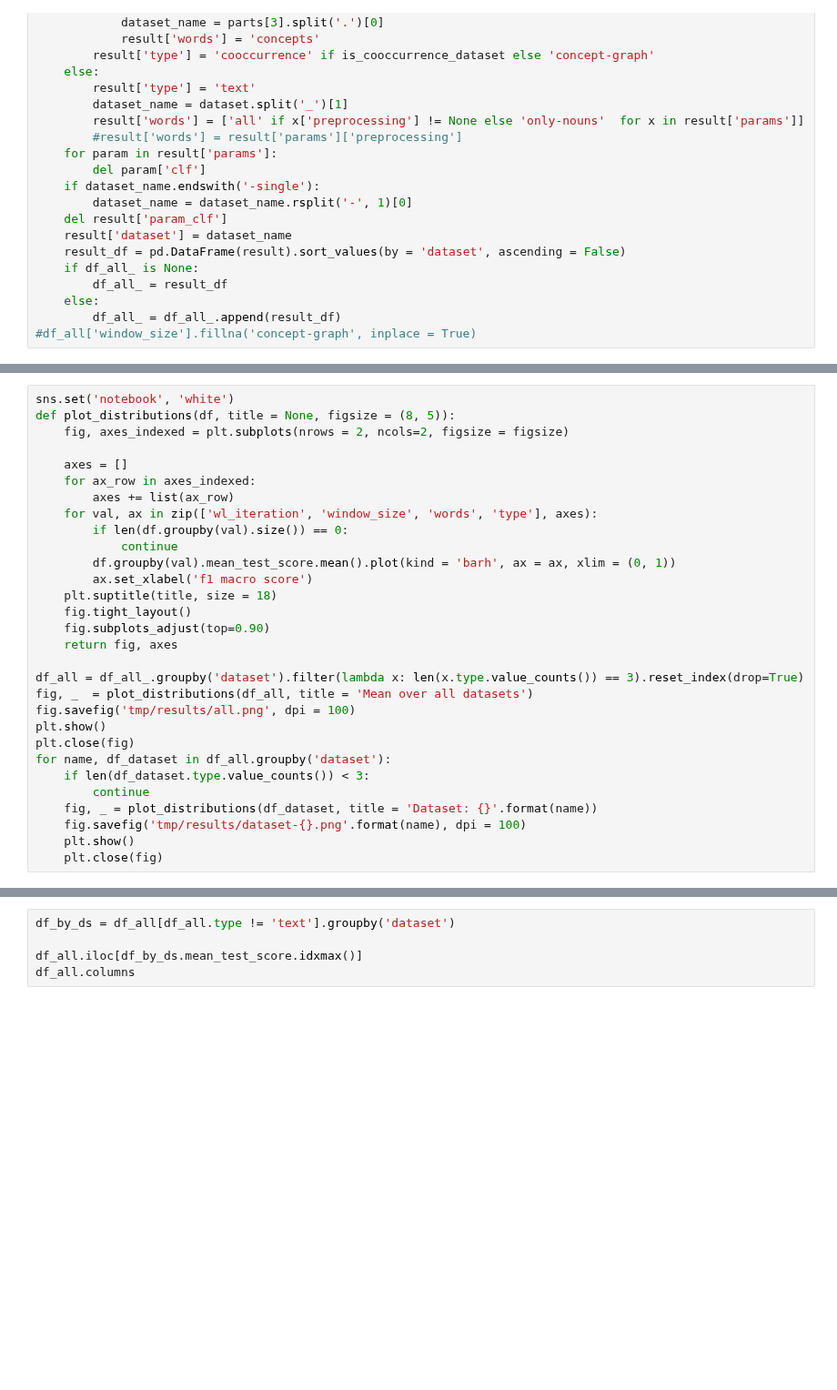
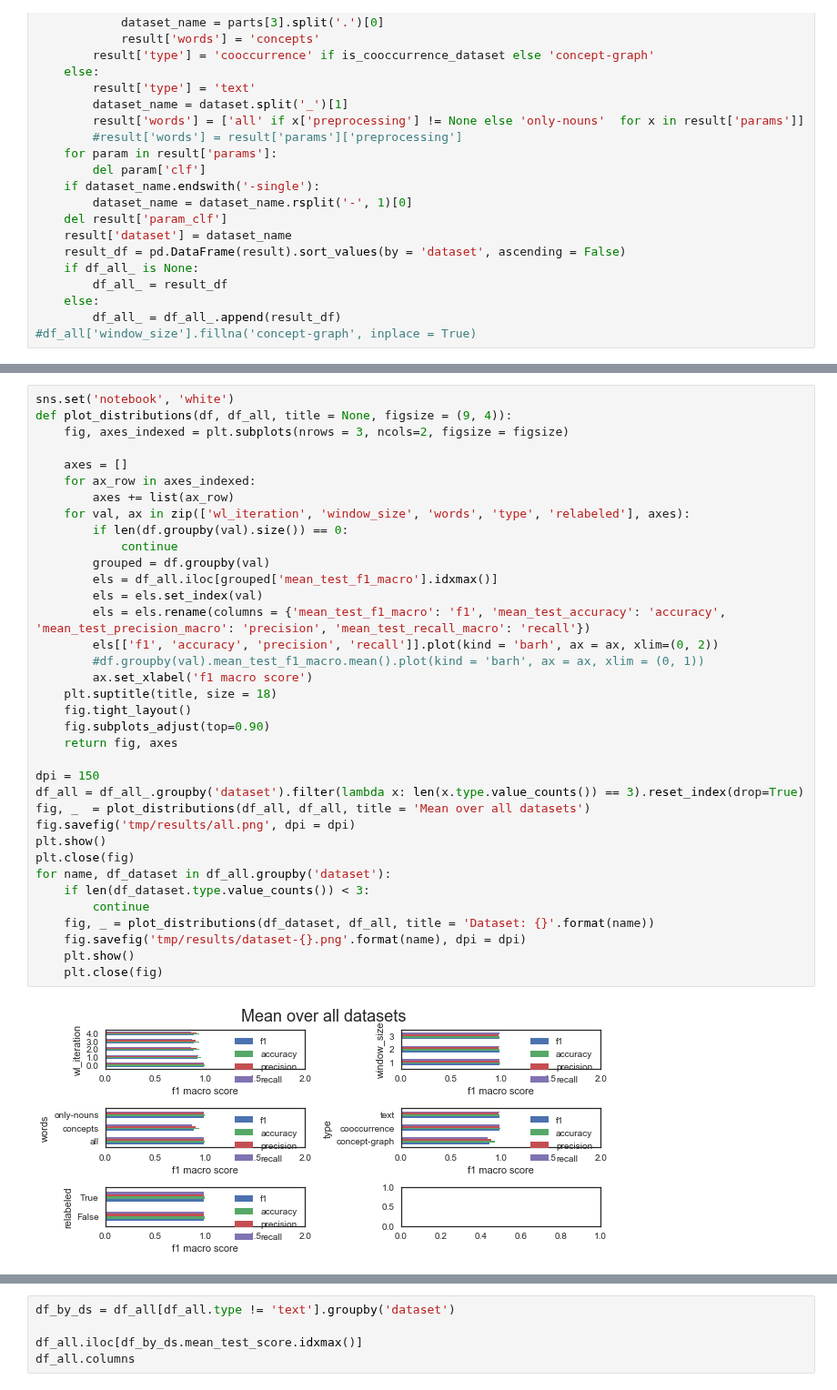
Before and after one commit to davidgengenbach/bachelor-thesis, a Jupyter notebook: code/statistics.ipynb, the cells around one changed output, grey strips where cells are left out. Shown at 91% size. Saved outputs shown, nothing was run; the diff lists cells and outputs as text; blank space fills up the shorter version.

```diff
--- a/code/statistics.ipynb
+++ b/code/statistics.ipynb
@@ -58,30 +77,38 @@ df_all_[df_all_.dataset == 'ng20']
 # %%
 sns.set('notebook', 'white')
-def plot_distributions(df, title = None, figsize = (8, 5)):
-    fig, axes_indexed = plt.subplots(nrows = 2, ncols=2, figsize = figsize)
+def plot_distributions(df, df_all, title = None, figsize = (9, 4)):
+    fig, axes_indexed = plt.subplots(nrows = 3, ncols=2, figsize = figsize)
 
     axes = []
     for ax_row in axes_indexed:
         axes += list(ax_row)
-    for val, ax in zip(['wl_iteration', 'window_size', 'words', 'type'], axes):
+    for val, ax in zip(['wl_iteration', 'window_size', 'words', 'type', 'relabeled'], axes):
         if len(df.groupby(val).size()) == 0:
             continue
-        df.groupby(val).mean_test_score.mean().plot(kind = 'barh', ax = ax, xlim = (0, 1))
+        grouped = df.groupby(val)
+        els = df_all.iloc[grouped['mean_test_f1_macro'].idxmax()]
+        els = els.set_index(val)
+        els = els.rename(columns = {'mean_test_f1_macro': 'f1', 'mean_test_accuracy': 'accuracy', 'mean_test_precision_macro': 'precision', 'mean_test_recall_macro': 'recall'})
+        els[['f1', 'accuracy', 'precision', 'recall']].plot(kind = 'barh', ax = ax, xlim=(0, 2))
+        #df.groupby(val).mean_test_f1_macro.mean().plot(kind = 'barh', ax = ax, xlim = (0, 1))
         ax.set_xlabel('f1 macro score')
     plt.suptitle(title, size = 18)
     fig.tight_layout()
     fig.subplots_adjust(top=0.90)
     return fig, axes
 
+dpi = 150
 df_all = df_all_.groupby('dataset').filter(lambda x: len(x.type.value_counts()) == 3).reset_index(drop=True)
-fig, _  = plot_distributions(df_all, title = 'Mean over all datasets')
-fig.savefig('tmp/results/all.png', dpi = 100)
+fig, _  = plot_distributions(df_all, df_all, title = 'Mean over all datasets')
+fig.savefig('tmp/results/all.png', dpi = dpi)
 plt.show()
 plt.close(fig)
 for name, df_dataset in df_all.groupby('dataset'):
     if len(df_dataset.type.value_counts()) < 3:
         continue
-    fig, _ = plot_distributions(df_dataset, title = 'Dataset: {}'.format(name))
-    fig.savefig('tmp/results/dataset-{}.png'.format(name), dpi = 100)
+    fig, _ = plot_distributions(df_dataset, df_all, title = 'Dataset: {}'.format(name))
+    fig.savefig('tmp/results/dataset-{}.png'.format(name), dpi = dpi)
     plt.show()
     plt.close(fig)
+# %% [output]
+[figure, added]
```
Also changed, not shown: parts of 5 cells of this notebook, 16 other files.
